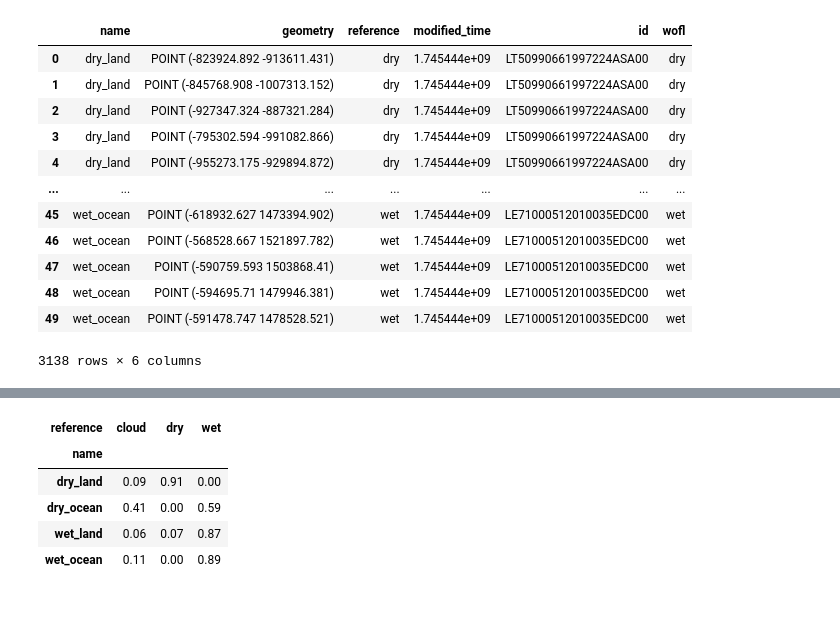
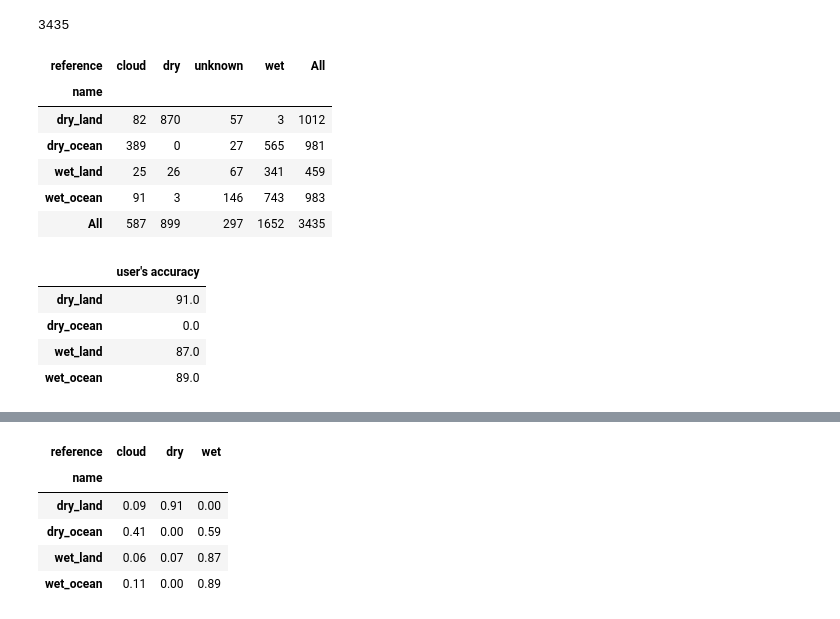
Before and after one commit to digitalearthpacific/dep-wofs, a Jupyter notebook: validation/create_stats_and_metrics.ipynb, the cells around one changed output, grey strips where cells are left out. Drawn from its saved outputs; the diff is of its cells as text; code cells hidden in the pictures.

```diff
--- a/validation/create_stats_and_metrics.ipynb
+++ b/validation/create_stats_and_metrics.ipynb
@@ -2,21 +2,23 @@
 import pandas as pd
 
 from metrics import load_validation_data
+# %%
+validation_data = load_validation_data()
+validation_data["gadm"] = validation_data.name.apply(lambda name: name[4:])
+len(validation_data)
+# %% [output]
+3435
+# %%
+pd.crosstab(validation_data.name, validation_data.reference, margins=True)
+# %% [output]
+| reference | cloud | dry | unknown | wet | All |
+| name |  |  |  |  |  |
+| dry_land | 82 | 870 | 57 | 3 | 1012 |
+| dry_ocean | 389 | 0 | 27 | 565 | 981 |
+| wet_land | 25 | 26 | 67 | 341 | 459 |
+| wet_ocean | 91 | 3 | 146 | 743 | 983 |
+| All | 587 | 899 | 297 | 1652 | 3435 |
 # %%
-validation_data = load_validation_data()
 validation_data = validation_data[validation_data.reference != "unknown"]
 validation_data
+mixed_cm = pd.crosstab(validation_data.name, validation_data.reference)
-# %% [output]
-|  | name | geometry | reference | modified_time | id | wofl |
-| 0 | dry_land | POINT (-823924.892 -913611.431) | dry | 1.745444e+09 | LT50990661997224ASA00 | dry |
-| 1 | dry_land | POINT (-845768.908 -1007313.152) | dry | 1.745444e+09 | LT50990661997224ASA00 | dry |
-| 2 | dry_land | POINT (-927347.324 -887321.284) | dry | 1.745444e+09 | LT50990661997224ASA00 | dry |
-| 3 | dry_land | POINT (-795302.594 -991082.866) | dry | 1.745444e+09 | LT50990661997224ASA00 | dry |
-| 4 | dry_land | POINT (-955273.175 -929894.872) | dry | 1.745444e+09 | LT50990661997224ASA00 | dry |
-| ... | ... | ... | ... | ... | ... | ... |
-| 45 | wet_ocean | POINT (-618932.627 1473394.902) | wet | 1.745444e+09 | LE71000512010035EDC00 | wet |
-| 46 | wet_ocean | POINT (-568528.667 1521897.782) | wet | 1.745444e+09 | LE71000512010035EDC00 | wet |
-| 47 | wet_ocean | POINT (-590759.593 1503868.41) | wet | 1.745444e+09 | LE71000512010035EDC00 | wet |
-| 48 | wet_ocean | POINT (-594695.71 1479946.381) | wet | 1.745444e+09 | LE71000512010035EDC00 | wet |
-| 49 | wet_ocean | POINT (-591478.747 1478528.521) | wet | 1.745444e+09 | LE71000512010035EDC00 | wet |
-3138 rows × 6 columns
@@ -25,0 +25,18 @@ validation_data.to_file("validation_data.gpkg")
+# %%
+# user's accuracy
+users = pd.DataFrame.from_dict(
+    {
+        name: (mixed_cm.loc[name, name[0:3]] / mixed_cm.loc[name].sum()).round(2) * 100
+        for name in mixed_cm.index
+    },
+    orient="index",
+    columns=["user's accuracy"],
+)
+
+users
+# %% [output]
+|  | user's accuracy |
+| dry_land | 91.0 |
+| dry_ocean | 0.0 |
+| wet_land | 87.0 |
+| wet_ocean | 89.0 |
```
Also changed, not shown: parts of 9 cells of this notebook, 15 other files.
